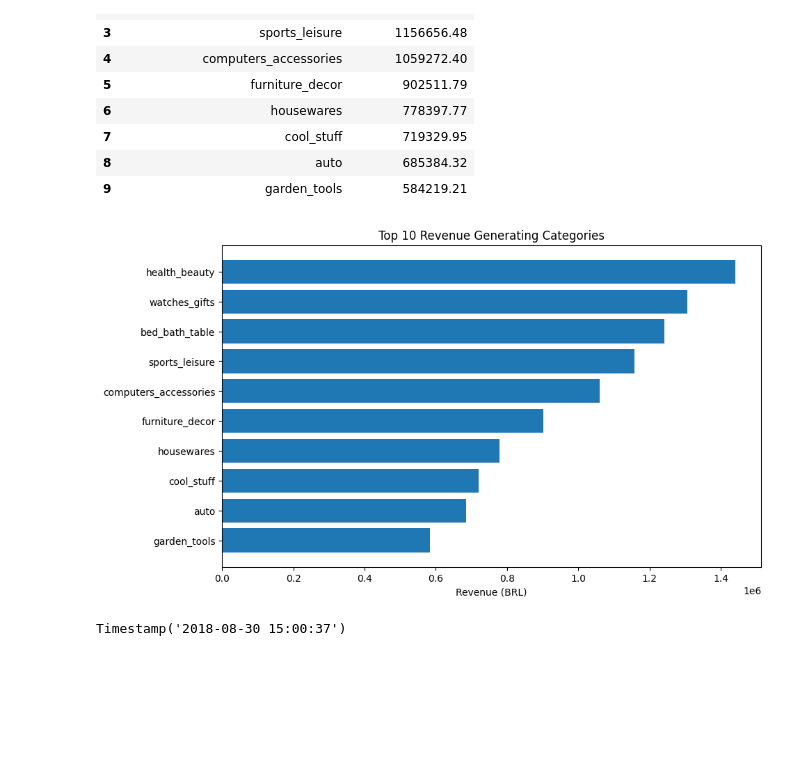
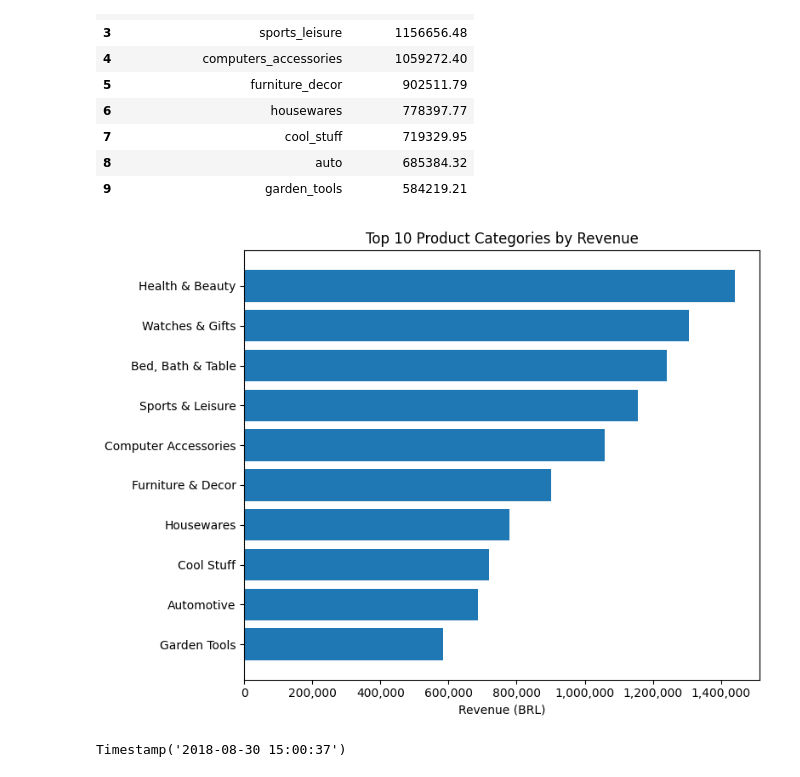
Before and after one commit to iamsid-sinha/ecommerce-sales-rfm-analysis, a Jupyter notebook: E-commerce_Analysis.ipynb, the cells around one changed output. Drawn from its saved outputs; the diff is of its cells as text; code cells hidden in the pictures; blank space fills up the shorter version.

```diff
--- a/E-commerce_Analysis.ipynb
+++ b/E-commerce_Analysis.ipynb
@@ -208,17 +218,42 @@ category_revenue.head(10)
 | 9 | garden_tools | 584219.21 |
 # %%
 import matplotlib.pyplot as plt
+import matplotlib.ticker as mtick
 
-top10 = category_revenue.head(10)
+top10 = category_revenue.head(10).copy()
 
-plt.figure(figsize=(10,6))
+# Clean category names
+top10['product_category_name_english'] = (
+    top10['product_category_name_english']
+    .str.replace('_', ' ')
+    .str.title()
+    .replace({
+        'Health Beauty': 'Health & Beauty',
+        'Watches Gifts': 'Watches & Gifts',
+        'Bed Bath Table': 'Bed, Bath & Table',
+        'Sports Leisure': 'Sports & Leisure',
+        'Computers Accessories': 'Computer Accessories',
+        'Furniture Decor': 'Furniture & Decor',
+        'Auto': 'Automotive'
+    })
+)
+
+plt.figure(figsize=(8,6))
 plt.barh(top10['product_category_name_english'], top10['item_total_value'])
 plt.gca().invert_yaxis()
-plt.title("Top 10 Revenue Generating Categories")
+
+plt.title("Top 10 Product Categories by Revenue")
 plt.xlabel("Revenue (BRL)")
+
+# 🔥 Apply formatting HERE (after plotting)
+plt.gca().xaxis.set_major_formatter(
+    mtick.FuncFormatter(lambda x, p: format(int(x), ','))
+)
+
+plt.tight_layout()
 plt.show()
 # %% [output]
-[figure, old version]
+[figure, new version]
 # %%
 rfm_data = orders.merge(
     customers[['customer_id','customer_unique_id']],
```
Also changed, not shown: parts of 2 cells of this notebook.
